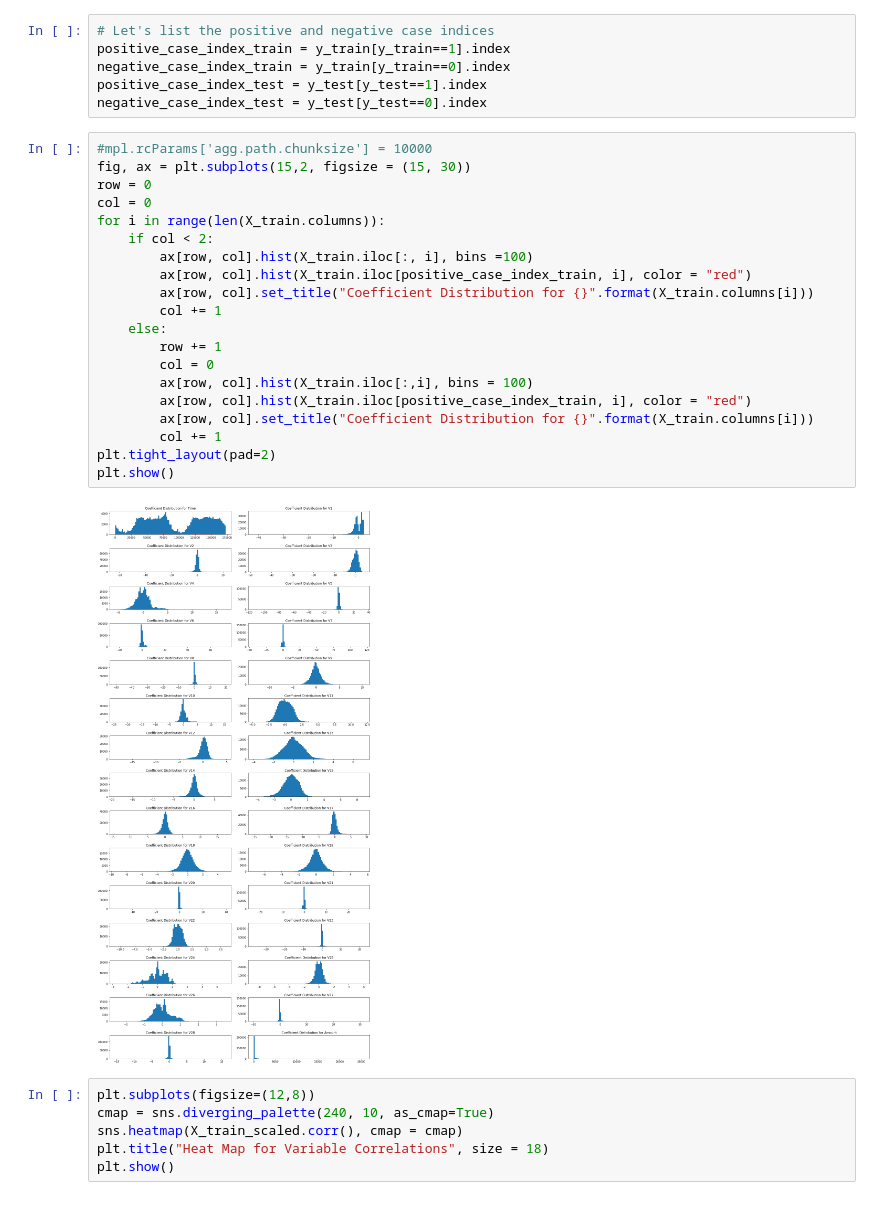
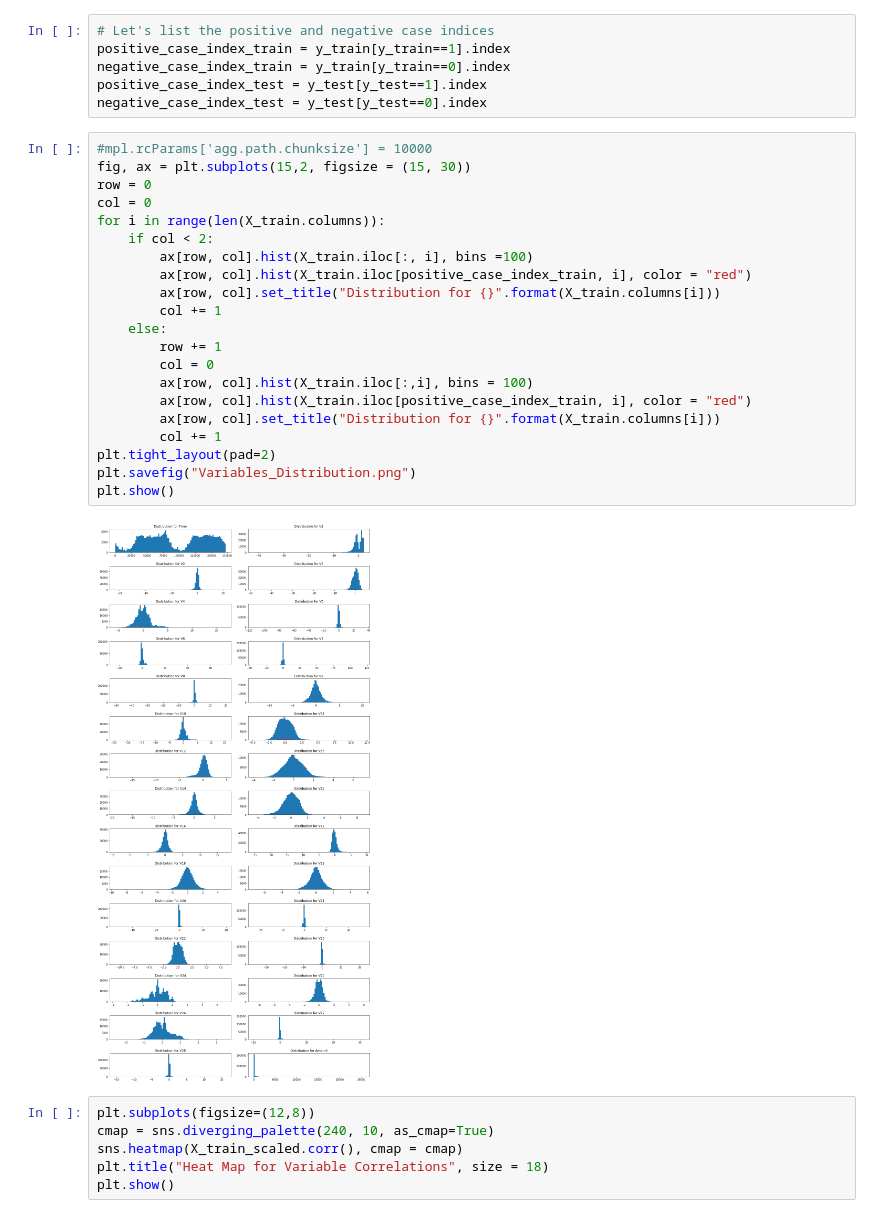
Before and after one commit to HaoxuanXu/credit_card_fraud_detection, a Jupyter notebook: Credit_Card_Fraud_Detection_Classical_Models.ipynb, the cells around one changed output. Cells and saved outputs as stored; diff of their text form.

Commit message:
update variable distribution

```diff
--- a/Credit_Card_Fraud_Detection_Classical_Models.ipynb
+++ b/Credit_Card_Fraud_Detection_Classical_Models.ipynb
@@ -94,25 +94,26 @@ negative_case_index_test = y_test[y_test==0].index
 # %%
 #mpl.rcParams['agg.path.chunksize'] = 10000
 fig, ax = plt.subplots(15,2, figsize = (15, 30))
 row = 0
 col = 0
 for i in range(len(X_train.columns)):
     if col < 2:
         ax[row, col].hist(X_train.iloc[:, i], bins =100)
         ax[row, col].hist(X_train.iloc[positive_case_index_train, i], color = "red")
-        ax[row, col].set_title("Coefficient Distribution for {}".format(X_train.columns[i]))
+        ax[row, col].set_title("Distribution for {}".format(X_train.columns[i]))
         col += 1
     else:
         row += 1
         col = 0
         ax[row, col].hist(X_train.iloc[:,i], bins = 100)
         ax[row, col].hist(X_train.iloc[positive_case_index_train, i], color = "red")
-        ax[row, col].set_title("Coefficient Distribution for {}".format(X_train.columns[i]))
+        ax[row, col].set_title("Distribution for {}".format(X_train.columns[i]))
         col += 1
 plt.tight_layout(pad=2)
+plt.savefig("Variables_Distribution.png")
 plt.show()
 # %% [output]
-[figure, old version]
+[figure, new version]
 # %%
 plt.subplots(figsize=(12,8))
 cmap = sns.diverging_palette(240, 10, as_cmap=True)
```
Also changed, not shown: 1 other file.
